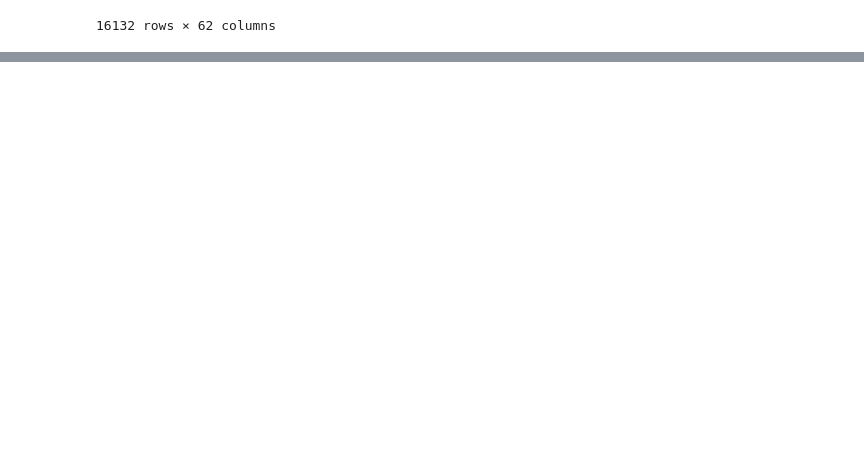
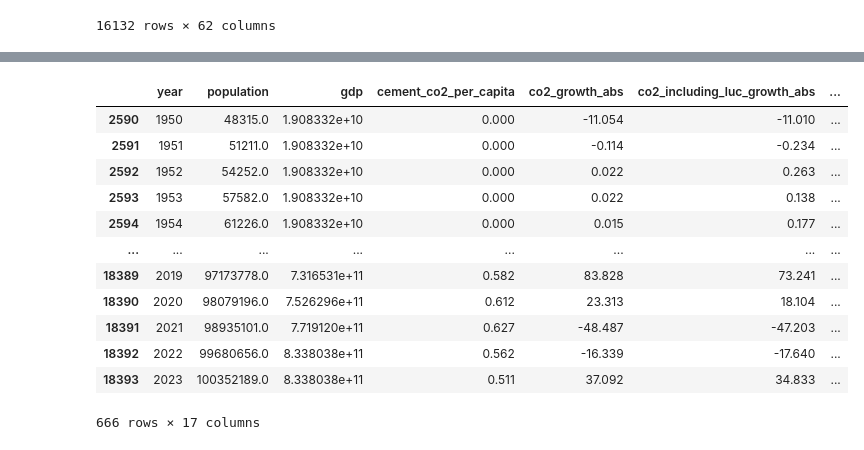
Before and after one commit to KaungHtetCho-22/Decarbonize-TH, a Jupyter notebook: carbon/data-cleaning.ipynb, the cells around one changed output, grey strips where cells are left out. Cells and saved outputs as stored; diff of their text form; code cells hidden in the pictures; blank space fills up the shorter version.

```diff
--- a/carbon/data-cleaning.ipynb
+++ b/carbon/data-cleaning.ipynb
@@ -121,0 +237,23 @@ KeyError: "['consumption_co2_per_capita', 'consumption_co2_per_gdp', 'energy_per
+# %%
+asean_countries = [
+    "Brunei", "Cambodia", "Indonesia", "Laos", "Malaysia",
+    "Myanmar", "Philippines", "Singapore", "Vietnam"
+]
+
+asean_df = final_clean_df[final_clean_df['country'].isin(asean_countries)]
+
+asean_df
+# %% [output]
+|  | year | population | gdp | cement_co2_per_capita | co2_growth_abs | co2_including_luc_growth_abs | ... |
+| 2590 | 1950 | 48315.0 | 1.908332e+10 | 0.000 | -11.054 | -11.010 | ... |
+| 2591 | 1951 | 51211.0 | 1.908332e+10 | 0.000 | -0.114 | -0.234 | ... |
+| 2592 | 1952 | 54252.0 | 1.908332e+10 | 0.000 | 0.022 | 0.263 | ... |
+| 2593 | 1953 | 57582.0 | 1.908332e+10 | 0.000 | 0.022 | 0.138 | ... |
+| 2594 | 1954 | 61226.0 | 1.908332e+10 | 0.000 | 0.015 | 0.177 | ... |
+| ... | ... | ... | ... | ... | ... | ... | ... |
+| 18389 | 2019 | 97173778.0 | 7.316531e+11 | 0.582 | 83.828 | 73.241 | ... |
+| 18390 | 2020 | 98079196.0 | 7.526296e+11 | 0.612 | 23.313 | 18.104 | ... |
+| 18391 | 2021 | 98935101.0 | 7.719120e+11 | 0.627 | -48.487 | -47.203 | ... |
+| 18392 | 2022 | 99680656.0 | 8.338038e+11 | 0.562 | -16.339 | -17.640 | ... |
+| 18393 | 2023 | 100352189.0 | 8.338038e+11 | 0.511 | 37.092 | 34.833 | ... |
+666 rows × 17 columns
```
Also changed, not shown: parts of 25 cells of this notebook, 8 other files.
